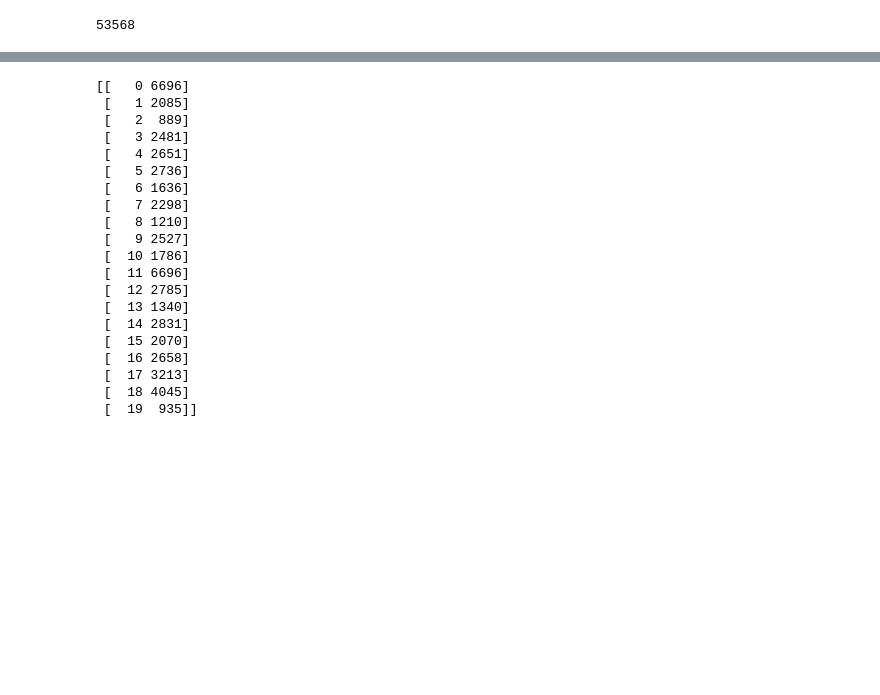
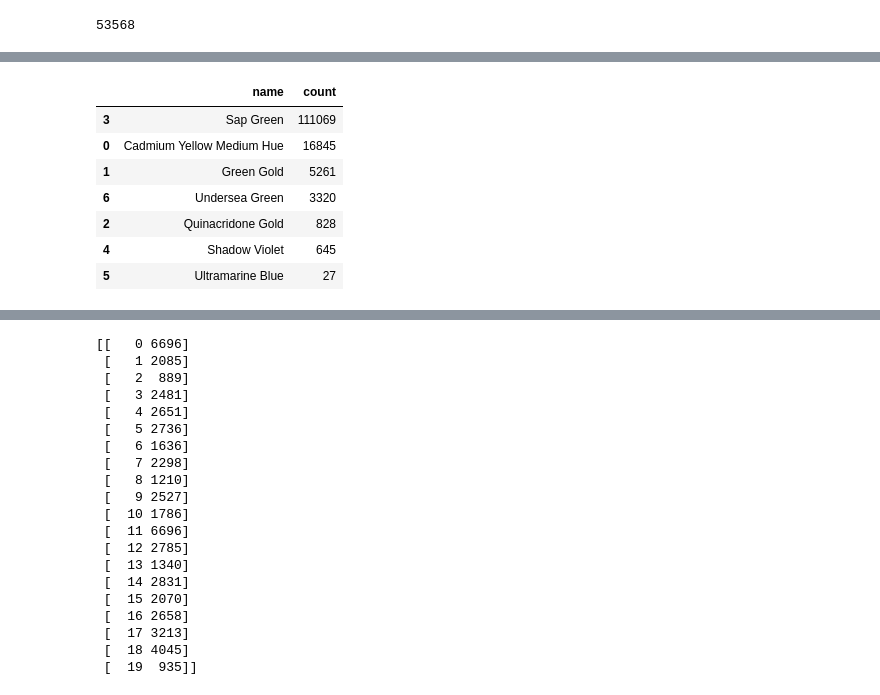
Before and after one commit to skyelong/Insight_Project_old, a Jupyter notebook: testing/validating_shiftedh_model_withphoto.ipynb, the cells around one changed output, grey strips where cells are left out. Drawn from its saved outputs; the diff is of its cells as text; code cells hidden in the pictures; blank space fills up the shorter version.

```diff
--- a/testing/validating_shiftedh_model_withphoto.ipynb
+++ b/testing/validating_shiftedh_model_withphoto.ipynb
@@ -129,6 +132,6 @@ kmeans_top.label.value_counts()
 Name: label, dtype: int64
 # %%
-X = kmeans_top[['h','s','v']]
+X = kmeans_df[['h']]
 # %%
 predict_colors = hsv_knn.predict(X)
 # %%
@@ -146,3 +149,16 @@ array([['Alizarin Crimson', 3213],
+# %%
+colors2df = pd.DataFrame(colors2, columns = ['name', 'count'])
+# %%
+colors2df.sort_values(by=['count'], ascending = False)
+# %% [output]
+|  | name | count |
+| 3 | Sap Green | 111069 |
+| 0 | Cadmium Yellow Medium Hue | 16845 |
+| 1 | Green Gold | 5261 |
+| 6 | Undersea Green | 3320 |
+| 2 | Quinacridone Gold | 828 |
+| 4 | Shadow Violet | 645 |
+| 5 | Ultramarine Blue | 27 |
 # %%
 kmeans.cluster_centers_
 # %% [output]
```
Also changed, not shown: parts of 18 cells of this notebook, 5 other files.
